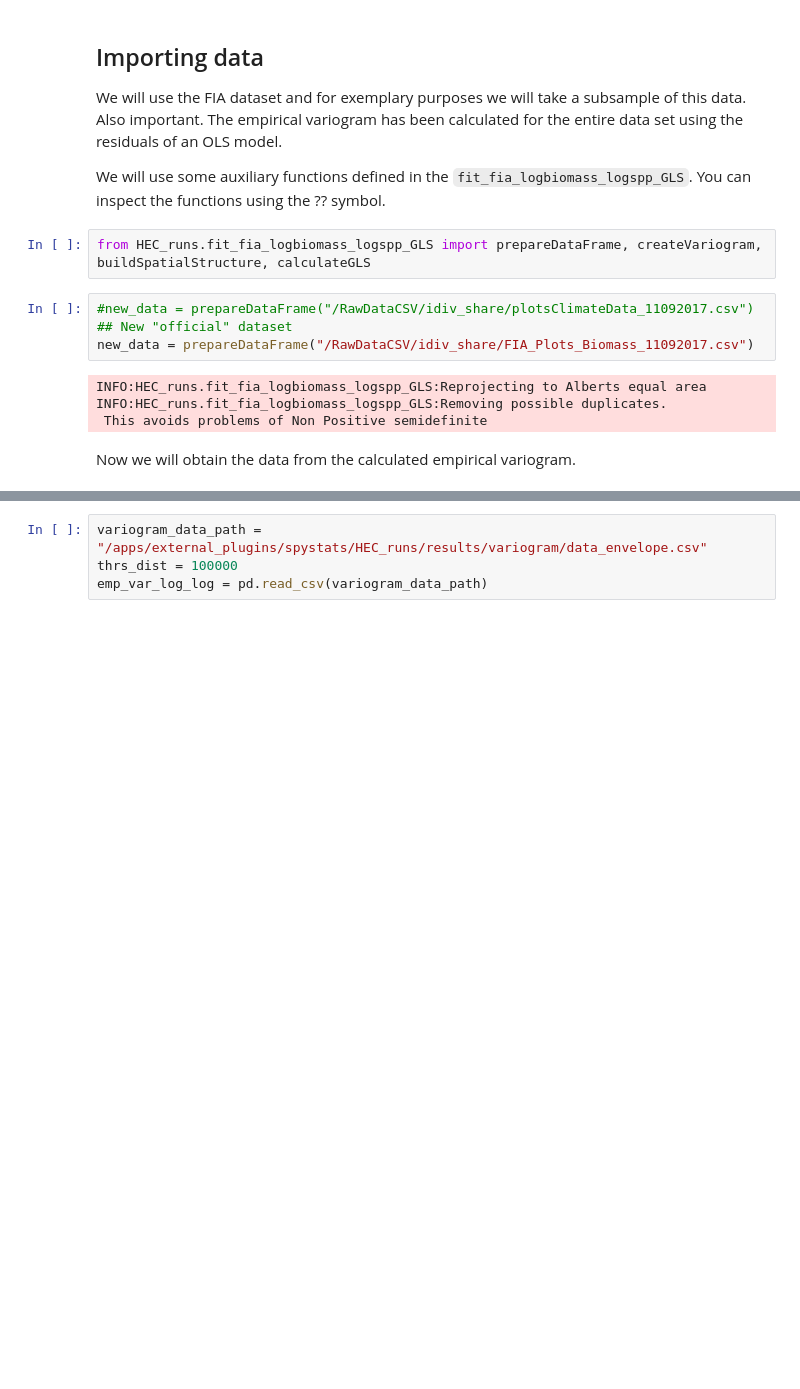
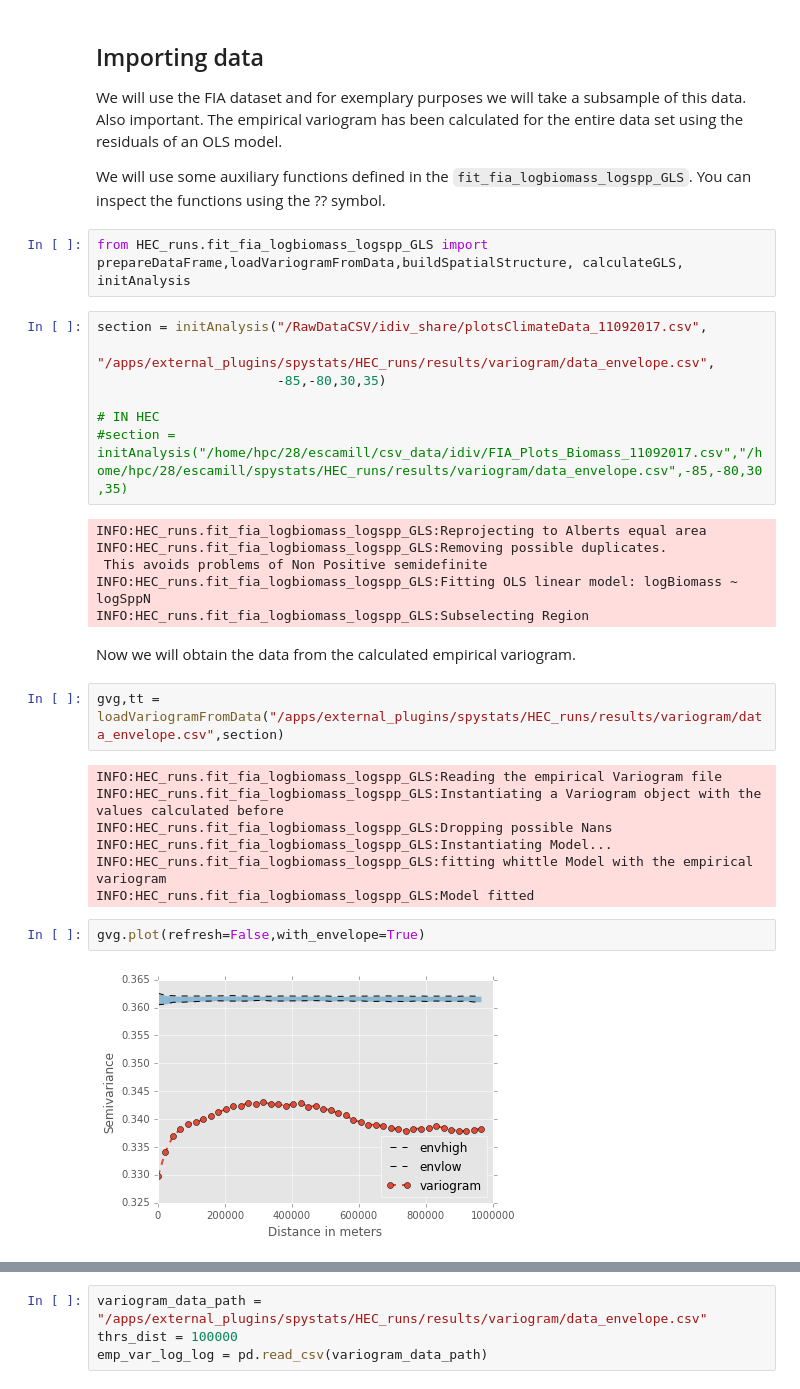
Before and after one commit to molgor/spystats, a Jupyter notebook: notebooks/Spatial Model Fitting using GLS.ipynb, the cells around one changed output, grey strips where cells are left out. Cells and saved outputs as stored; diff of their text form; blank space fills up the shorter version.

```diff
--- a/notebooks/Spatial Model Fitting using GLS.ipynb
+++ b/notebooks/Spatial Model Fitting using GLS.ipynb
@@ -42,14 +31,32 @@ The empirical variogram has been calculated for the entire data set using the re
 We will use some auxiliary functions defined in the `fit_fia_logbiomass_logspp_GLS`.
 You can inspect the functions using the ?? symbol.
 # %%
-from HEC_runs.fit_fia_logbiomass_logspp_GLS import prepareDataFrame, createVariogram, buildSpatialStructure, calculateGLS
+from HEC_runs.fit_fia_logbiomass_logspp_GLS import prepareDataFrame,loadVariogramFromData,buildSpatialStructure, calculateGLS, initAnalysis
-# %%
-#new_data = prepareDataFrame("/RawDataCSV/idiv_share/plotsClimateData_11092017.csv")
-## New "official" dataset
-new_data = prepareDataFrame("/RawDataCSV/idiv_share/FIA_Plots_Biomass_11092017.csv")
-# %% [output]
-INFO:HEC_runs.fit_fia_logbiomass_logspp_GLS:Reprojecting to Alberts equal area
-INFO:HEC_runs.fit_fia_logbiomass_logspp_GLS:Removing possible duplicates.
- This avoids problems of Non Positive semidefinite
+# %%
+section = initAnalysis("/RawDataCSV/idiv_share/plotsClimateData_11092017.csv",
+                        "/apps/external_plugins/spystats/HEC_runs/results/variogram/data_envelope.csv",
+                       -85,-80,30,35)
+
+# IN HEC
+#section = initAnalysis("/home/hpc/28/escamill/csv_data/idiv/FIA_Plots_Biomass_11092017.csv","/home/hpc/28/escamill/spystats/HEC_runs/results/variogram/data_envelope.csv",-85,-80,30,35)
+# %% [output]
+INFO:HEC_runs.fit_fia_logbiomass_logspp_GLS:Reprojecting to Alberts equal area
+INFO:HEC_runs.fit_fia_logbiomass_logspp_GLS:Removing possible duplicates.
+ This avoids problems of Non Positive semidefinite
+INFO:HEC_runs.fit_fia_logbiomass_logspp_GLS:Fitting OLS linear model: logBiomass ~ logSppN
+INFO:HEC_runs.fit_fia_logbiomass_logspp_GLS:Subselecting Region
 # %% [markdown]
 Now we will obtain the data from the calculated empirical variogram.
+# %%
+gvg,tt = loadVariogramFromData("/apps/external_plugins/spystats/HEC_runs/results/variogram/data_envelope.csv",section)
+# %% [output]
+INFO:HEC_runs.fit_fia_logbiomass_logspp_GLS:Reading the empirical Variogram file
+INFO:HEC_runs.fit_fia_logbiomass_logspp_GLS:Instantiating a Variogram object with the values calculated before
+INFO:HEC_runs.fit_fia_logbiomass_logspp_GLS:Dropping possible Nans
+INFO:HEC_runs.fit_fia_logbiomass_logspp_GLS:Instantiating Model...
+INFO:HEC_runs.fit_fia_logbiomass_logspp_GLS:fitting whittle Model with the empirical variogram
+INFO:HEC_runs.fit_fia_logbiomass_logspp_GLS:Model fitted
+# %%
+gvg.plot(refresh=False,with_envelope=True)
+# %% [output]
+[figure, added]
```
Also changed, not shown: parts of 10 cells of this notebook, 5 other files.
